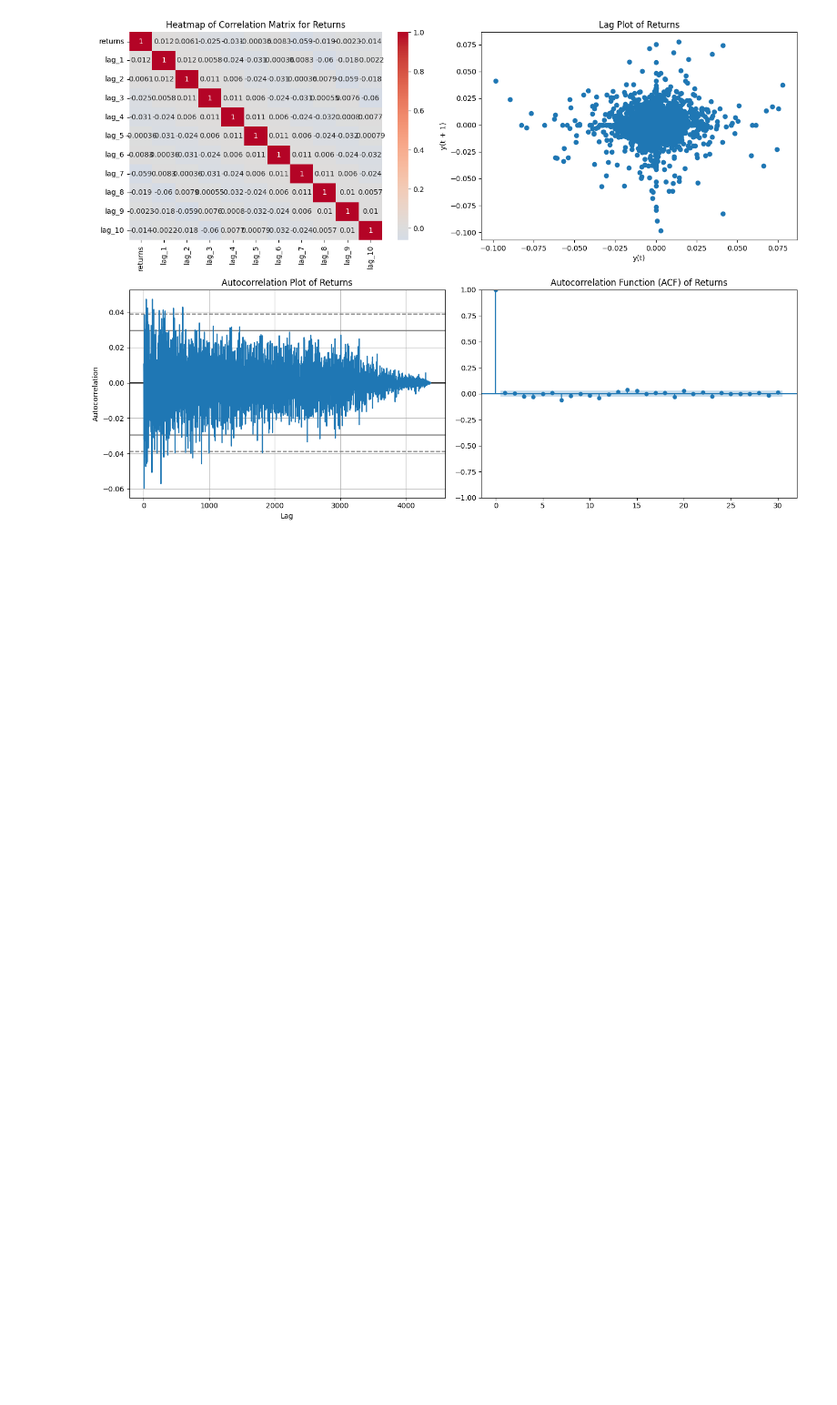
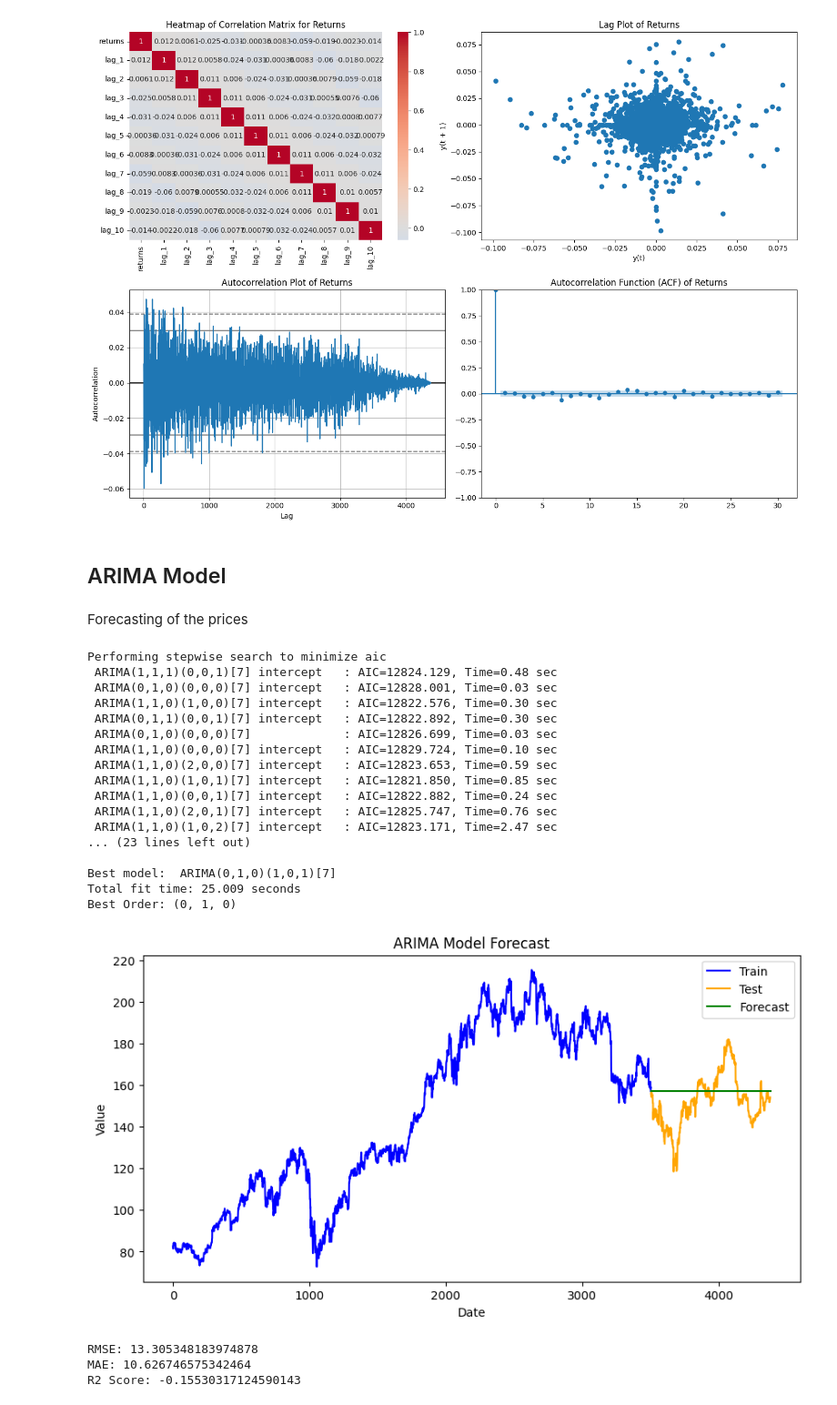
Before and after one commit to knuutti/stock-market-forecasting, a Jupyter notebook: project.ipynb, the cells around one changed output. Shown at 91% size. Cells and saved outputs as stored; diff of their text form; code cells hidden in the pictures; blank space fills up the shorter version.

Commit message:
ARIMA Models

```diff
--- a/project.ipynb
+++ b/project.ipynb
@@ -182,3 +202,76 @@ plt.show()
 # %% [output]
 [figure]
 [figure]
+# %% [markdown]
+## ARIMA Model
+# %% [markdown]
+Forecasting of the prices
+# %%
+# Split data into training and testing sets
+train_size = int(len(series) * 0.8)
+train, test = series[:train_size], series[train_size:]
+
+auto_model = pm.auto_arima(train,
+                           start_p=1, start_q=1,
+                           test='adf',       # Use 'adf' test to find the optimal 'd'
+                           max_p=5, max_q=5, # Maximum p and q
+                           m=7,              # Seasonality
+                           d=None,           # Let the test determine 'd'
+                           seasonal=True,    # Seasonality
+                           start_P=0,
+                           D=0,
+                           trace=True,
+                           error_action='ignore',
+                           suppress_warnings=True,
+                           stepwise=True)
+
+# Best order
+best_order = auto_model.order
+print(f"Best Order: {best_order}")
+
+# Fit ARIMA model
+model = ARIMA(train, order=best_order)
+model_fit = model.fit()
+# Forecast
+forecast = model_fit.forecast(steps=len(test))
+# Plot results
+plt.figure(figsize=(10, 5))
+plt.plot(train.index, train, label='Train', color='blue')
+plt.plot(test.index, test, label='Test', color='orange')
+plt.plot(test.index, forecast, label='Forecast', color='green')
+plt.xlabel('Date')
+plt.ylabel('Value')
+plt.title('ARIMA Model Forecast')
+plt.legend()
+plt.show()
+
+# Calculate the RMSE, MAE and R2 Score
+rmse = root_mean_squared_error(test, forecast)
+mae = mean_absolute_error(test, forecast)
+r2 = r2_score(test, forecast)
+
+print(f"RMSE: {rmse}")
+print(f"MAE: {mae}")
+print(f"R2 Score: {r2}")
+# %% [output]
+Performing stepwise search to minimize aic
+ ARIMA(1,1,1)(0,0,1)[7] intercept   : AIC=12824.129, Time=0.48 sec
+ ARIMA(0,1,0)(0,0,0)[7] intercept   : AIC=12828.001, Time=0.03 sec
+ ARIMA(1,1,0)(1,0,0)[7] intercept   : AIC=12822.576, Time=0.30 sec
+ ARIMA(0,1,1)(0,0,1)[7] intercept   : AIC=12822.892, Time=0.30 sec
+ ARIMA(0,1,0)(0,0,0)[7]             : AIC=12826.699, Time=0.03 sec
+ ARIMA(1,1,0)(0,0,0)[7] intercept   : AIC=12829.724, Time=0.10 sec
+ ARIMA(1,1,0)(2,0,0)[7] intercept   : AIC=12823.653, Time=0.59 sec
+ ARIMA(1,1,0)(1,0,1)[7] intercept   : AIC=12821.850, Time=0.85 sec
+ ARIMA(1,1,0)(0,0,1)[7] intercept   : AIC=12822.882, Time=0.24 sec
+ ARIMA(1,1,0)(2,0,1)[7] intercept   : AIC=12825.747, Time=0.76 sec
+ ARIMA(1,1,0)(1,0,2)[7] intercept   : AIC=12823.171, Time=2.47 sec
+... (23 lines left out)
+
+Best model:  ARIMA(0,1,0)(1,0,1)[7]
+Total fit time: 25.009 seconds
+Best Order: (0, 1, 0)
+[figure, added]
+RMSE: 13.305348183974878
+MAE: 10.626746575342464
+R2 Score: -0.15530317124590143
```
Also changed, not shown: parts of 5 cells of this notebook.
